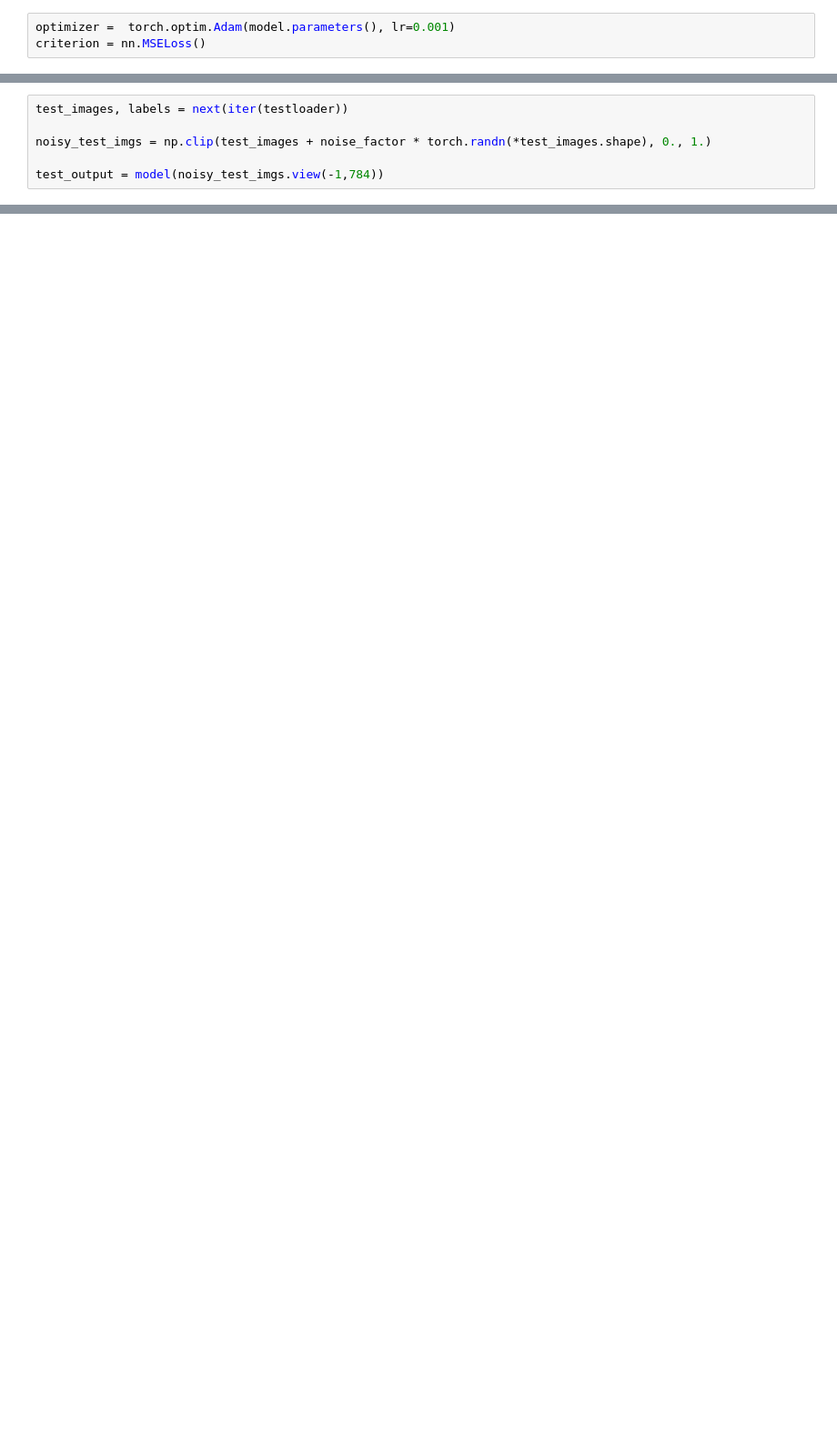
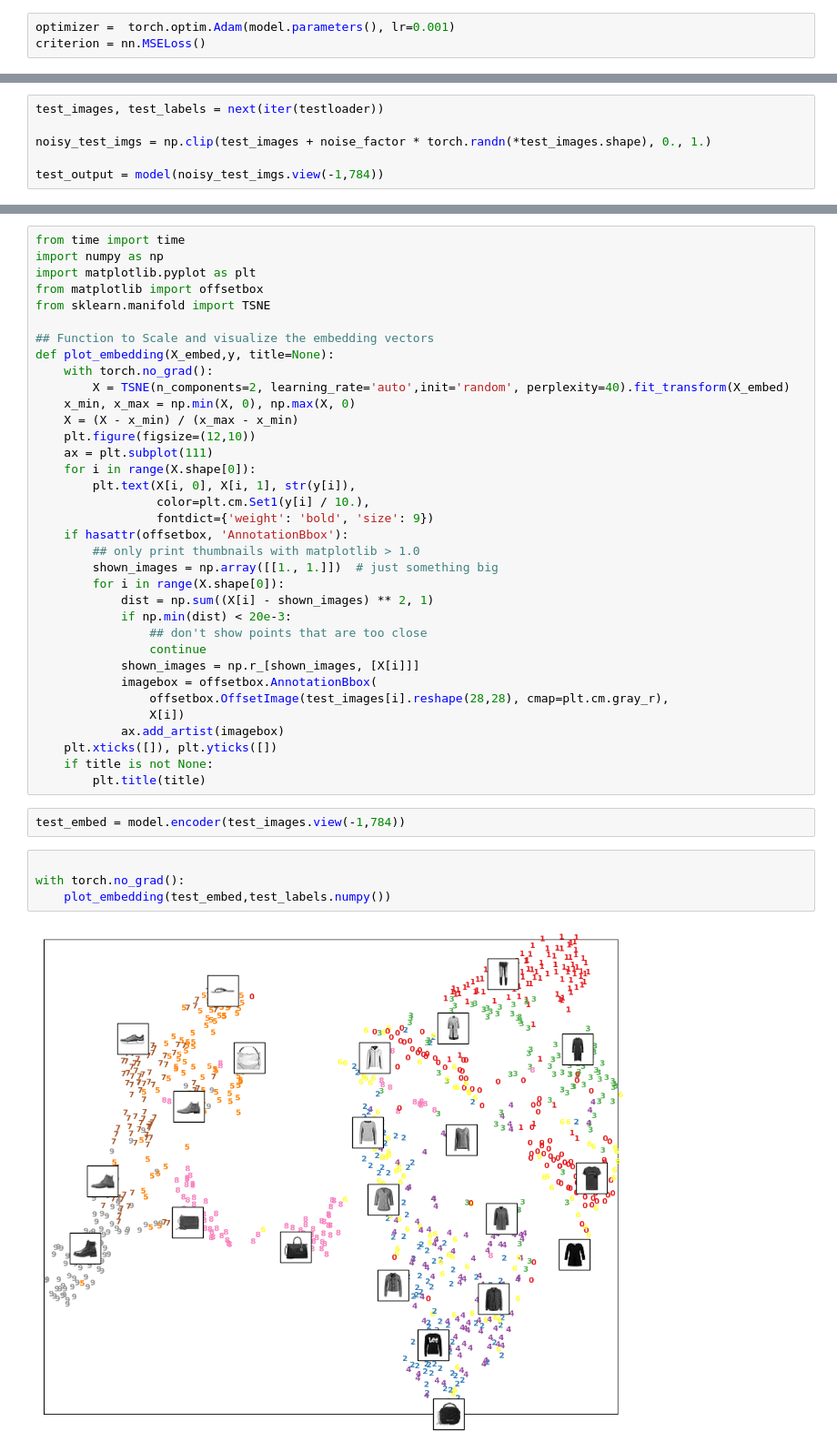
Before and after one commit to debonil/dlops-23, a Jupyter notebook: dlops-lab2.ipynb, the cells around one changed output, grey strips where cells are left out. Shown at 91% size. Drawn from its saved outputs; the diff is of its cells as text; blank space fills up the shorter version.

```diff
--- a/dlops-lab2.ipynb
+++ b/dlops-lab2.ipynb
@@ -165,5 +145,5 @@ Epoch: 19       Training Loss: 34.831813
 # %%
-test_images, labels = next(iter(testloader))
+test_images, test_labels = next(iter(testloader))
 
 noisy_test_imgs = np.clip(test_images + noise_factor * torch.randn(*test_images.shape), 0., 1.)
 
@@ -191,0 +172,43 @@ plt.show()
+# %%
+from time import time
+import numpy as np
+import matplotlib.pyplot as plt
+from matplotlib import offsetbox
+from sklearn.manifold import TSNE
+
+## Function to Scale and visualize the embedding vectors
+def plot_embedding(X_embed,y, title=None):
+    with torch.no_grad():
+        X = TSNE(n_components=2, learning_rate='auto',init='random', perplexity=40).fit_transform(X_embed)
+    x_min, x_max = np.min(X, 0), np.max(X, 0)
+    X = (X - x_min) / (x_max - x_min)
+    plt.figure(figsize=(12,10))
+    ax = plt.subplot(111)
+    for i in range(X.shape[0]):
+        plt.text(X[i, 0], X[i, 1], str(y[i]),
+                 color=plt.cm.Set1(y[i] / 10.),
+                 fontdict={'weight': 'bold', 'size': 9})
+    if hasattr(offsetbox, 'AnnotationBbox'):
+        ## only print thumbnails with matplotlib > 1.0
+        shown_images = np.array([[1., 1.]])  # just something big
+        for i in range(X.shape[0]):
+            dist = np.sum((X[i] - shown_images) ** 2, 1)
+            if np.min(dist) < 20e-3:
+                ## don't show points that are too close
+                continue
+            shown_images = np.r_[shown_images, [X[i]]]
+            imagebox = offsetbox.AnnotationBbox(
+                offsetbox.OffsetImage(test_images[i].reshape(28,28), cmap=plt.cm.gray_r),
+                X[i])
+            ax.add_artist(imagebox)
+    plt.xticks([]), plt.yticks([])
+    if title is not None:
+        plt.title(title)
+# %%
+test_embed = model.encoder(test_images.view(-1,784))
+# %%
+
+with torch.no_grad():
+    plot_embedding(test_embed,test_labels.numpy())
+# %% [output]
+[figure, added]
```
Also changed, not shown: parts of 23 cells of this notebook.
